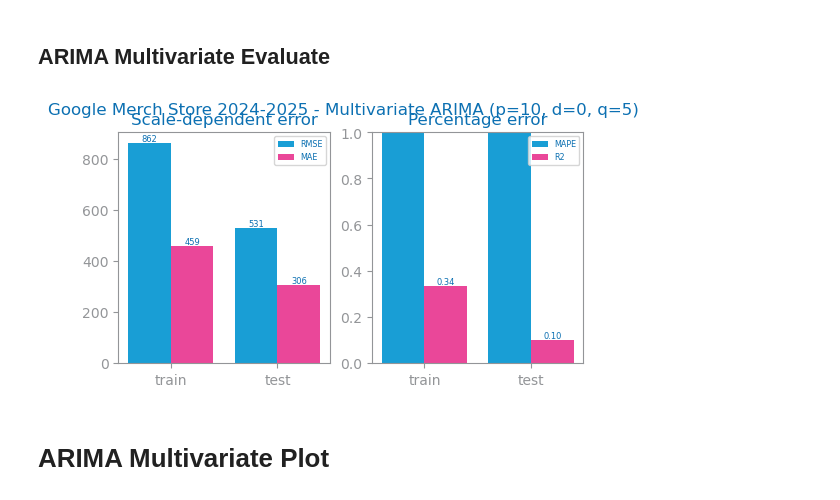
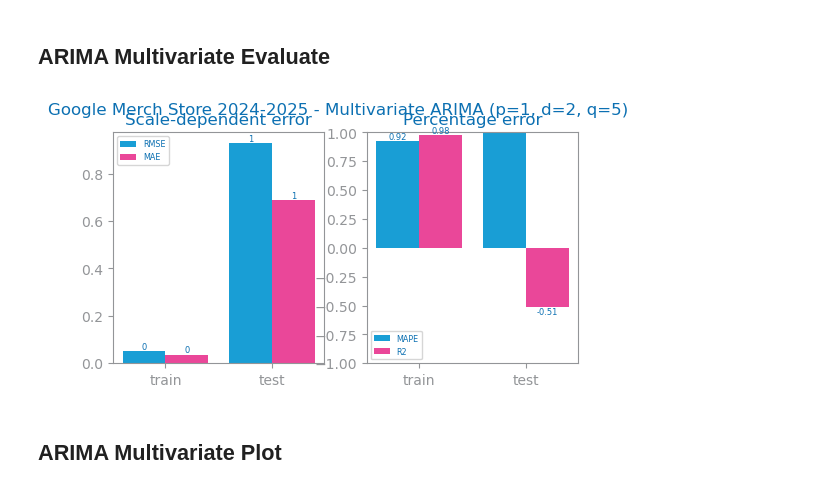
Before and after one commit to jvanalytics/ist_dash_2024_rec, a Jupyter notebook: time_series_forecasting/notebooks/dataset_3/9_ga4_merch_agg_2024_time_series_eval_arima.ipynb, the cells around one changed output. Saved outputs shown, nothing was run; the diff lists cells and outputs as text; code cells hidden in the pictures.

```diff
--- a/time_series_forecasting/notebooks/dataset_3/9_ga4_merch_agg_2024_time_series_eval_arima.ipynb
+++ b/time_series_forecasting/notebooks/dataset_3/9_ga4_merch_agg_2024_time_series_eval_arima.ipynb
@@ -60,15 +60,22 @@ memory usage: 134.6 KB
 ## ARIMA Study
 # %%
 from matplotlib.pyplot import figure, savefig, subplots
+import warnings
 from dslabs_functions import FORECAST_MEASURES, DELTA_IMPROVE, plot_multiline_chart
 from pandas import Series
 from numpy import isfinite
+from matplotlib.pyplot import savefig
 
 
-def arima_study(train: Series, test: Series, measure: str = "R2"):
+def arima_uni_study(train: Series, test: Series, measure: str = "R2", freq: str = None):
     # Ensure data does not contain NaN or infinite values
     train = train[isfinite(train)]
     test = test[isfinite(test)]
+
+    # Set frequency if provided
+    if freq:
+        train = train.asfreq(freq)
+        test = test.asfreq(freq)
 
     d_values = (0, 1, 2)
     p_params = (1, 2, 3, 5, 7, 10)
@@ -80,6 +87,7 @@ def arima_study(train: Series, test: Series, measure: str = "R2"):
     best_performance: float = -100000
 
     fig, axs = subplots(1, len(d_values), figsize=(len(d_values) * HEIGHT, HEIGHT))
+    fig.suptitle(f"{file_tag} ARIMA Study", fontsize=16)  # Add subtitle over the charts
     for i in range(len(d_values)):
         d: int = d_values[i]
         values = {}
@@ -88,7 +96,7 @@ def arima_study(train: Series, test: Series, measure: str = "R2"):
             for p in p_params:
                 try:
                     arima = ARIMA(train, order=(p, d, q))
-                    model = arima.fit()
+                    model = arima.fit(method_kwargs={"maxiter": 500})  # Increase the number of iterations
                     prd_tst = model.forecast(steps=len(test), signal_only=False)
                     eval: float = FORECAST_MEASURES[measure](test, prd_tst)
                     # print(f"ARIMA ({p}, {d}, {q})", eval)
@@ -102,7 +110,7 @@ def arima_study(train: Series, test: Series, measure: str = "R2"):
                     yvalues.append(None)
             values[q] = yvalues
         plot_multiline_chart(
-            p_params, values, ax=axs[i], title=f"{file_tag} ARIMA d={d} ({measure})", xlabel="p", ylabel=measure, percentage=flag
+            p_params, values, ax=axs[i], title=f"ARIMA d={d} ({measure})", xlabel="p", ylabel=measure, percentage=flag
         )
     print(
         f"ARIMA best results achieved with (p,d,q)=({best_params['params'][0]:.0f}, {best_params['params'][1]:.0f}, {best_params['params'][2]:.0f}) ==> measure={best_performance:.2f}"
@@ -111,10 +119,13 @@ def arima_study(train: Series, test: Series, measure: str = "R2"):
     return best_model, best_params
 
 
-from matplotlib.pyplot import savefig
+# Suppress specific warnings
+warnings.filterwarnings("ignore", category=UserWarning, module="statsmodels")
+# warnings.filterwarnings("ignore", category=ConvergenceWarning, module="statsmodels")
+
 
 measure='R2'
 
-best_model, best_params = arima_study(trnY, trnY, measure=measure)
+best_model, best_params = arima_uni_study(trnY, trnY, measure=measure, freq='D')
 savefig(f"images/{file_tag}_arima_univariate_{measure}_study.png")
 # %% [output]
@@ -227,18 +314,27 @@ model.plot_diagnostics(figsize=(2 * HEIGHT, 1.5 * HEIGHT))
 # %%
 from dslabs_functions import plot_forecasting_eval
 
+
 params = best_params["params"]
 prd_trn = best_model.predict(start=0, end=len(train) - 1)
-prd_tst = best_model.forecast(steps=len(test))
+
+
+
+# Use the last available exogenous variables from the training set for forecasting
+last_exog = trnX.iloc[-1].values.reshape(1, -1)
+exog_forecast = np.repeat(last_exog, len(test), axis=0)
+
+
+prd_tst = best_model.forecast(steps=len(test), exog=exog_forecast)
 
 plot_forecasting_eval(
     trnY, tstY, prd_trn, prd_tst, title=f"{file_tag} - Multivariate ARIMA (p={params[0]}, d={params[1]}, q={params[2]})"
 )
 savefig(f"images/{file_tag}_arima_{measure}_multivariate_eval.png")
 # %% [output]
-[figure, old version]
+[figure, new version]
 # %% [markdown]
-# ARIMA Multivariate Plot
+## ARIMA Multivariate Plot
 # %%
 plot_forecasting_series(
     train[target],
```
Also changed, not shown: parts of 11 cells of this notebook, 6 other files.
